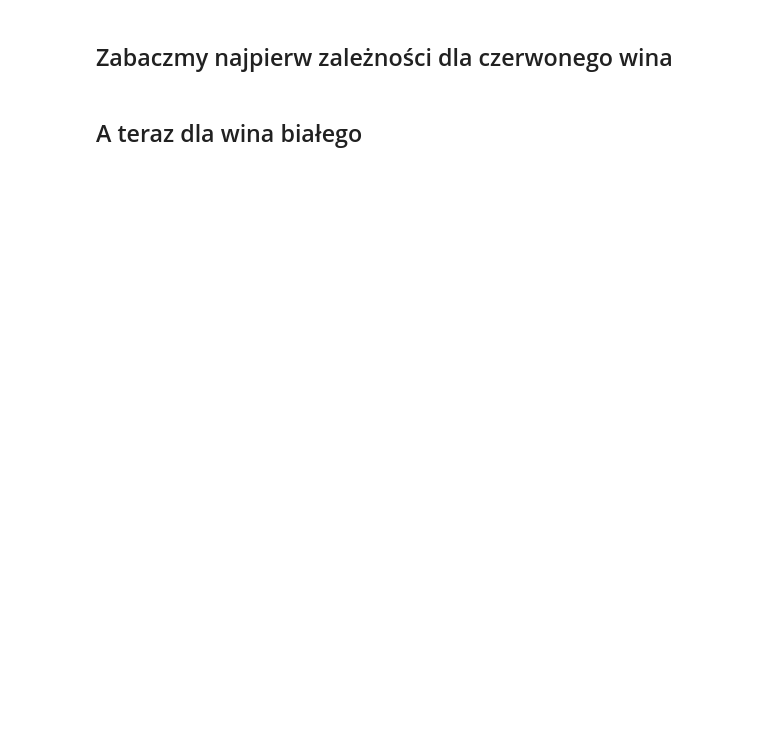
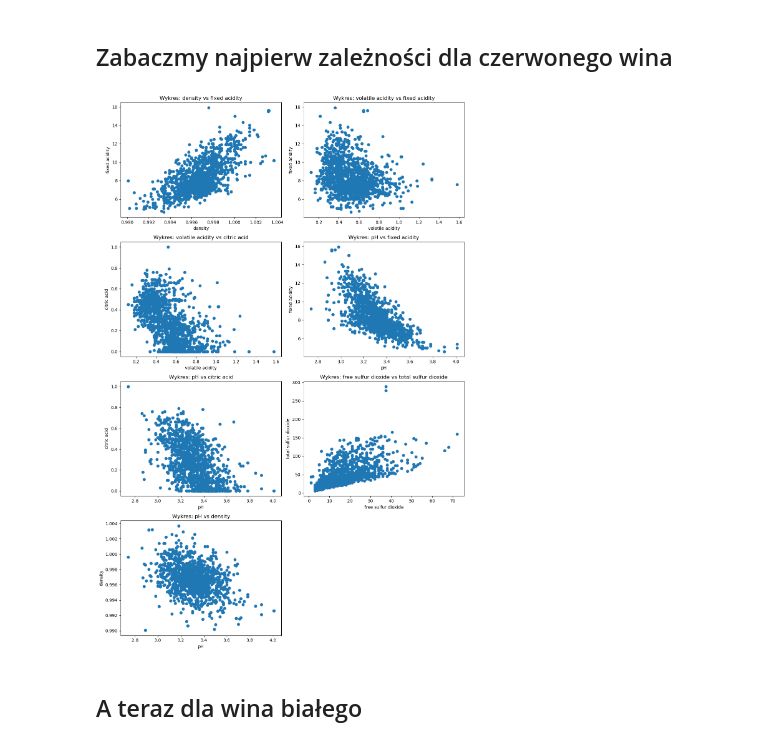
Before and after one commit to JHeczko/dataScience_kurs, a Jupyter notebook: Regression/Advanced/regression_advanced.ipynb, the cells around one changed output. Saved outputs shown, nothing was run; the diff lists cells and outputs as text; code cells hidden in the pictures; blank space fills up the shorter version.

```diff
--- a/Regression/Advanced/regression_advanced.ipynb
+++ b/Regression/Advanced/regression_advanced.ipynb
@@ -43,29 +73,31 @@ for x in [red_corr, white_corr]:
 ## Zabaczmy najpierw zależności dla czerwonego wina
 # %%
 pairs_red = [
-    (rd['density'],rd['fixed acidity']),
-    (rd['volatile acidity'],rd['fixed acidity']),
-    (rd['volatile acidity'],rd['citric acid']),
+    (rd['density'], rd['fixed acidity']),
+    (rd['volatile acidity'], rd['fixed acidity']),
+    (rd['volatile acidity'], rd['citric acid']),
     (rd['pH'], rd['fixed acidity']),
     (rd['pH'], rd['citric acid']),
     (rd['free sulfur dioxide'], rd['total sulfur dioxide']),
-    (rd['pH'],rd.density)]
-gausian_red = [
-    rd['volatile acidity'],
-    rd['density'],
-    rd.density,
-    rd.pH,
-    rd['fixed acidity']]
-for pair in pairs_red:
-    plt.scatter(pair[0],pair[1])
-    plt.ylabel(pair[1].name)
-    plt.xlabel(pair[0].name)
-    plt.show()
+    (rd['pH'], rd['density'])
+]
 
-for item in gausian_red:
-    plt.hist(item,bins=50)
-    plt.xlabel(item.name)
-    plt.show()
+fig, axs = plt.subplots(4, 2, figsize=(12, 18))
+axs = axs.flatten()
+
+for i, pair in enumerate(pairs_red):
+    axs[i].scatter(pair[0], pair[1])
+    axs[i].set_xlabel(pair[0].name)
+    axs[i].set_ylabel(pair[1].name)
+    axs[i].set_title(f'Wykres: {pair[0].name} vs {pair[1].name}')
+
+if len(pairs_red) < len(axs):
+    fig.delaxes(axs[len(pairs_red)])
+
+plt.tight_layout()
+plt.show()
+# %% [output]
+[figure, added]
 # %% [markdown]
 ## A teraz dla wina białego
 # %%
```
Also changed, not shown: parts of 19 cells of this notebook, 1 other file.
